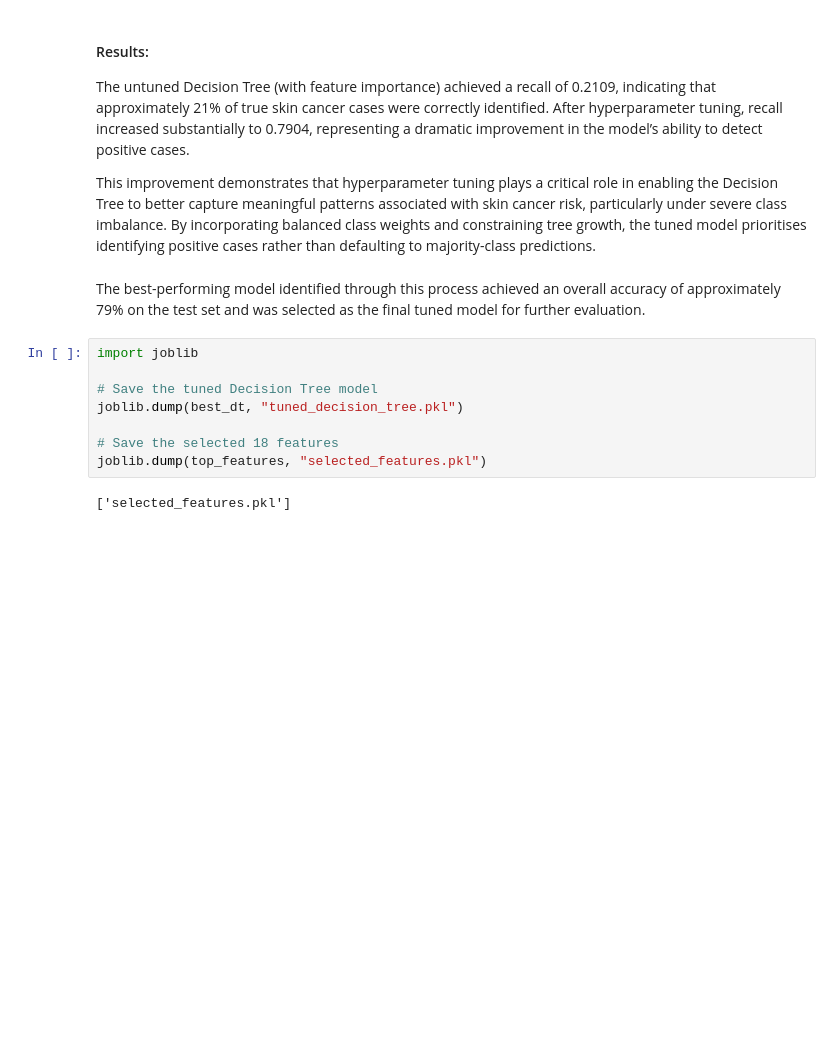
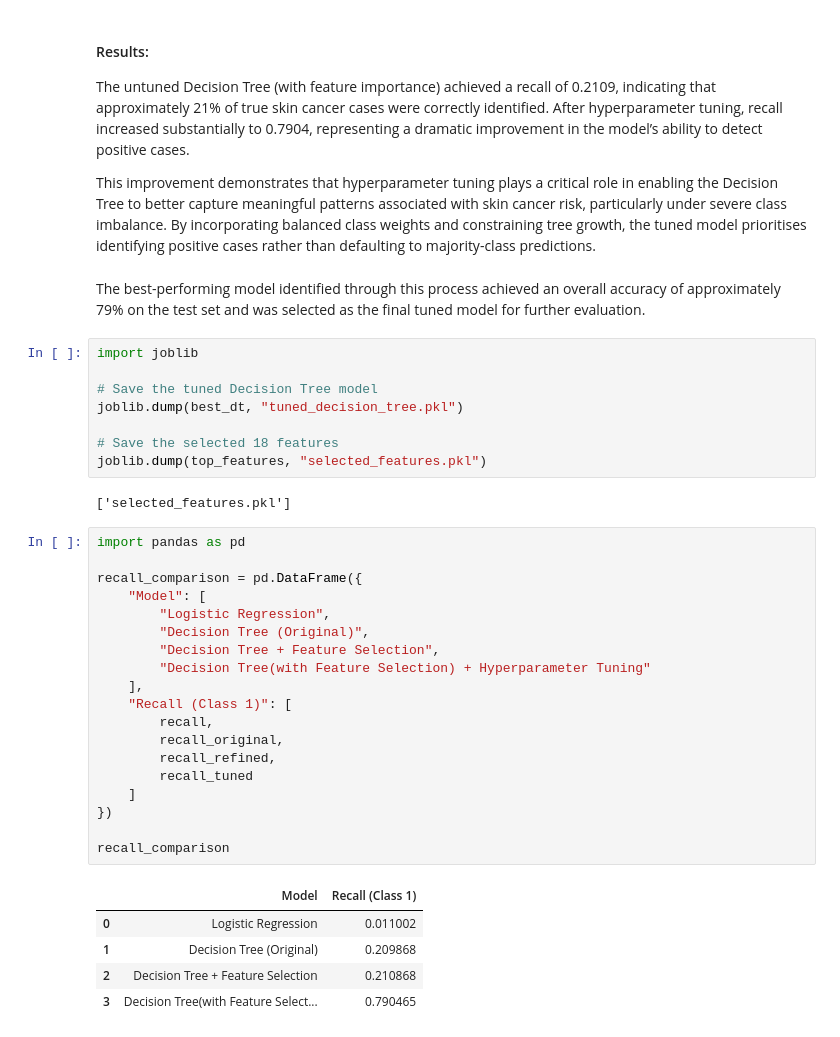
Before and after one commit to ImranHasyim/mldp, a Jupyter notebook: code.ipynb, the cells around one changed output. Saved outputs shown, nothing was run; the diff lists cells and outputs as text; blank space fills up the shorter version.

```diff
--- a/code.ipynb
+++ b/code.ipynb
@@ -1071,3 +1071,28 @@ joblib.dump(best_dt, "tuned_decision_tree.pkl")
 joblib.dump(top_features, "selected_features.pkl")
 # %% [output]
 ['selected_features.pkl']
+# %%
+import pandas as pd
+
+recall_comparison = pd.DataFrame({
+    "Model": [
+        "Logistic Regression",
+        "Decision Tree (Original)",
+        "Decision Tree + Feature Selection",
+        "Decision Tree(with Feature Selection) + Hyperparameter Tuning"
+    ],
+    "Recall (Class 1)": [
+        recall,
+        recall_original,
+        recall_refined,
+        recall_tuned
+    ]
+})
+
+recall_comparison
+# %% [output]
+|  | Model | Recall (Class 1) |
+| 0 | Logistic Regression | 0.011002 |
+| 1 | Decision Tree (Original) | 0.209868 |
+| 2 | Decision Tree + Feature Selection | 0.210868 |
+| 3 | Decision Tree(with Feature Select... | 0.790465 |
```
Also changed, not shown: parts of 1 cell of this notebook.
